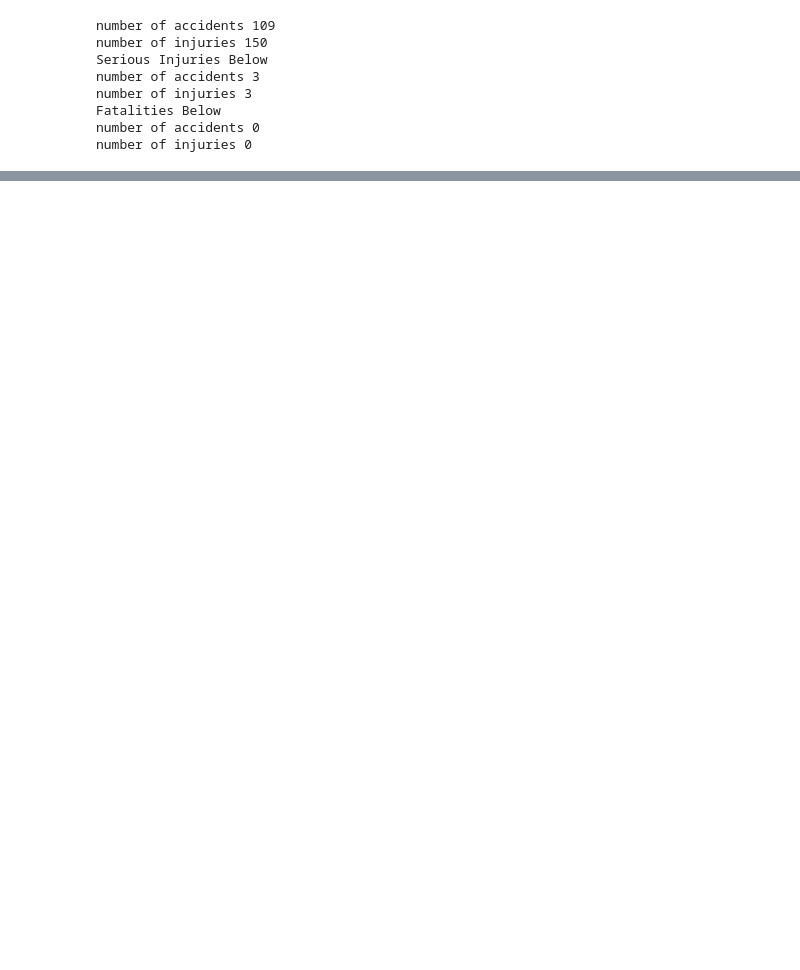
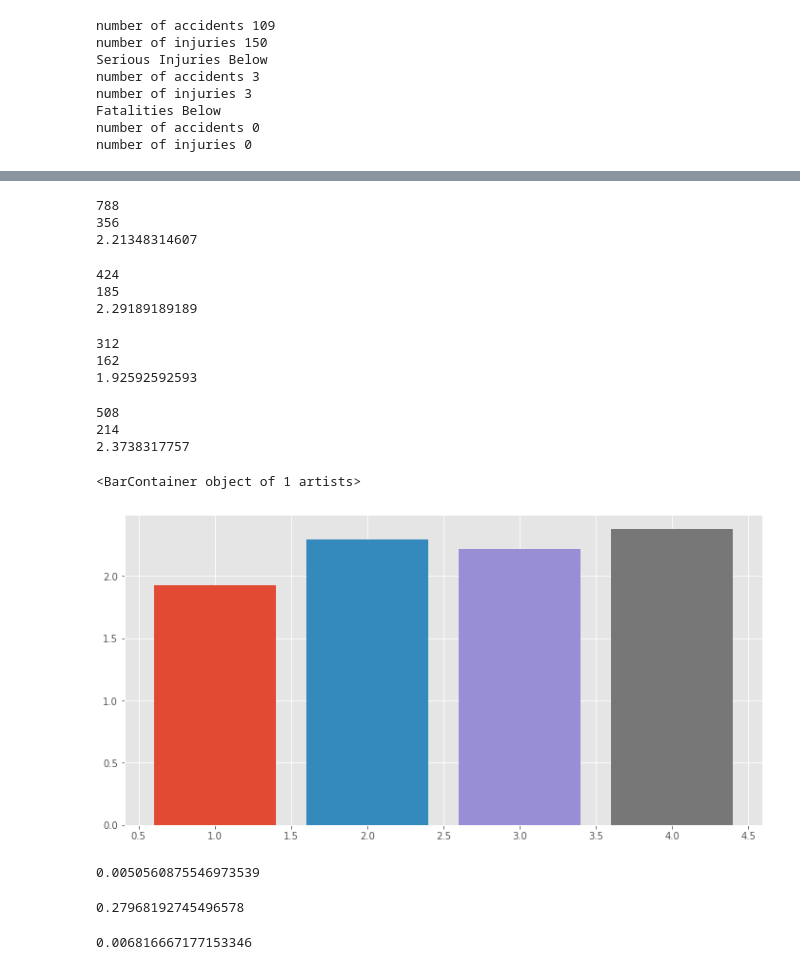
Before and after one commit to Tenacious-E/CarAccidentAnalysis, a Jupyter notebook: Capstone 1.ipynb, the cells around one changed output, grey strips where cells are left out. Cells and saved outputs as stored; diff of their text form; code cells hidden in the pictures; blank space fills up the shorter version.

```diff
--- a/Capstone 1.ipynb
+++ b/Capstone 1.ipynb
@@ -487,0 +336,77 @@ PrecpIntAndProbHourly = db['PrecpIntAndProbHourly']
+# %%
+fourhourswetacc = sum(fourhourswetaccidentdict.values())
+fourhourswetvalues = fourhourswetaccidentdict.values()
+fourhourswetkeys = fourhourswetaccidentdict.keys()
+print(sum(fourhourswetaccidentdict.values()))
+print(len(fourhourswetaccidentdict.values()))
+print(np.mean(list(fourhourswetaccidentdict.values())))
+# %% [output]
+788
+356
+2.21348314607
+# %%
+wetthirtysix = sum(afterthirtysixhourwet.values())
+wetthirtysixvalues = afterthirtysixhourwet.values()
+wetthirtysixkeys = afterthirtysixhourwet.keys()
+print(sum(afterthirtysixhourwet.values()))
+print(len(afterthirtysixhourwet.values()))
+print(np.mean(list(afterthirtysixhourwet.values())))
+# %% [output]
+424
+185
+2.29189189189
+# %%
+drythirtysix = sum(afterthirtysixhourdry.values())
+drythirtysixvalues = afterthirtysixhourdry.values()
+drthirtysixkeys = afterthirtysixhourdry.keys()
+print(sum(afterthirtysixhourdry.values()))
+print(len(afterthirtysixhourdry.values()))
+print(np.mean(list(drythirtysixvalues)))
+# %% [output]
+312
+162
+1.92592592593
+# %%
+fourOonehourswetacc = sum(fourOonehourswetaccidentdict.values())
+fourOonehourswetvalues = fourOonehourswetaccidentdict.values()
+fourOonehourswetkeys = fourOonehourswetaccidentdict.keys()
+print(sum(fourOonehourswetaccidentdict.values()))
+print(len(fourOonehourswetaccidentdict.values()))
+print(np.mean(list(fourOonehourswetaccidentdict.values())))
+# %% [output]
+508
+214
+2.3738317757
+# %%
+fig, ax = plt.subplots(1, figsize=(12, 6))
+ax.bar(1,np.mean(list(drythirtysixvalues)))
+ax.bar(2,np.mean(list(wetthirtysixvalues)))
+ax.bar(3,np.mean(list(fourhourswetvalues)))
+ax.bar(4,np.mean(list(fourOonehourswetvalues)))
+# %% [output]
+<BarContainer object of 1 artists>
+[figure, added]
+# %%
+df = welch_satterhwaithe_df(list(drythirtysixvalues),list(wetthirtysixvalues))
+test_stat = welch_test_statistic(list(drythirtysixvalues),list(wetthirtysixvalues))
+students = stats.t(df)
+pvalue = students.cdf(test_stat)
+pvalue
+# %% [output]
+0.0050560875546973539
+# %%
+df2 = welch_satterhwaithe_df(list(fourhourswetvalues),list(wetthirtysixvalues))
+test_stat2 = welch_test_statistic(list(fourhourswetvalues),list(wetthirtysixvalues))
+students2 = stats.t(df2)
+pvalue2 = students2.cdf(test_stat2)
+pvalue2
+# %% [output]
+0.27968192745496578
+# %%
+df3 = welch_satterhwaithe_df(list(fourhourswetvalues),list(drythirtysixvalues))
+test_stat3 = welch_test_statistic(list(fourhourswetvalues),list(drythirtysixvalues))
+students3 = stats.t(df3)
+pvalue3 = 1-students3.cdf(test_stat3)
+pvalue3
+# %% [output]
+0.006816667177153346
```
Also changed, not shown: parts of 63 cells of this notebook, 1 other file.
